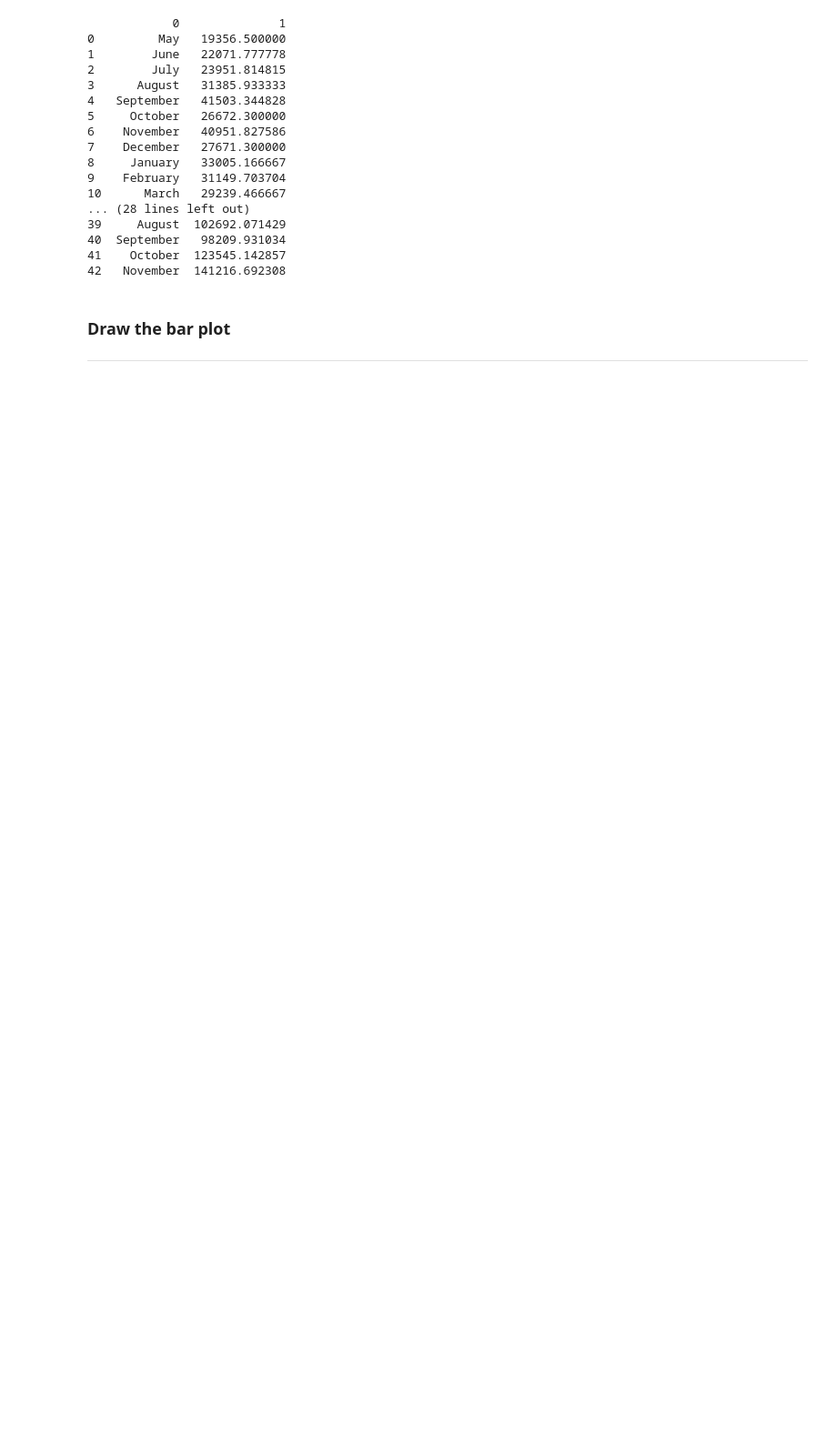
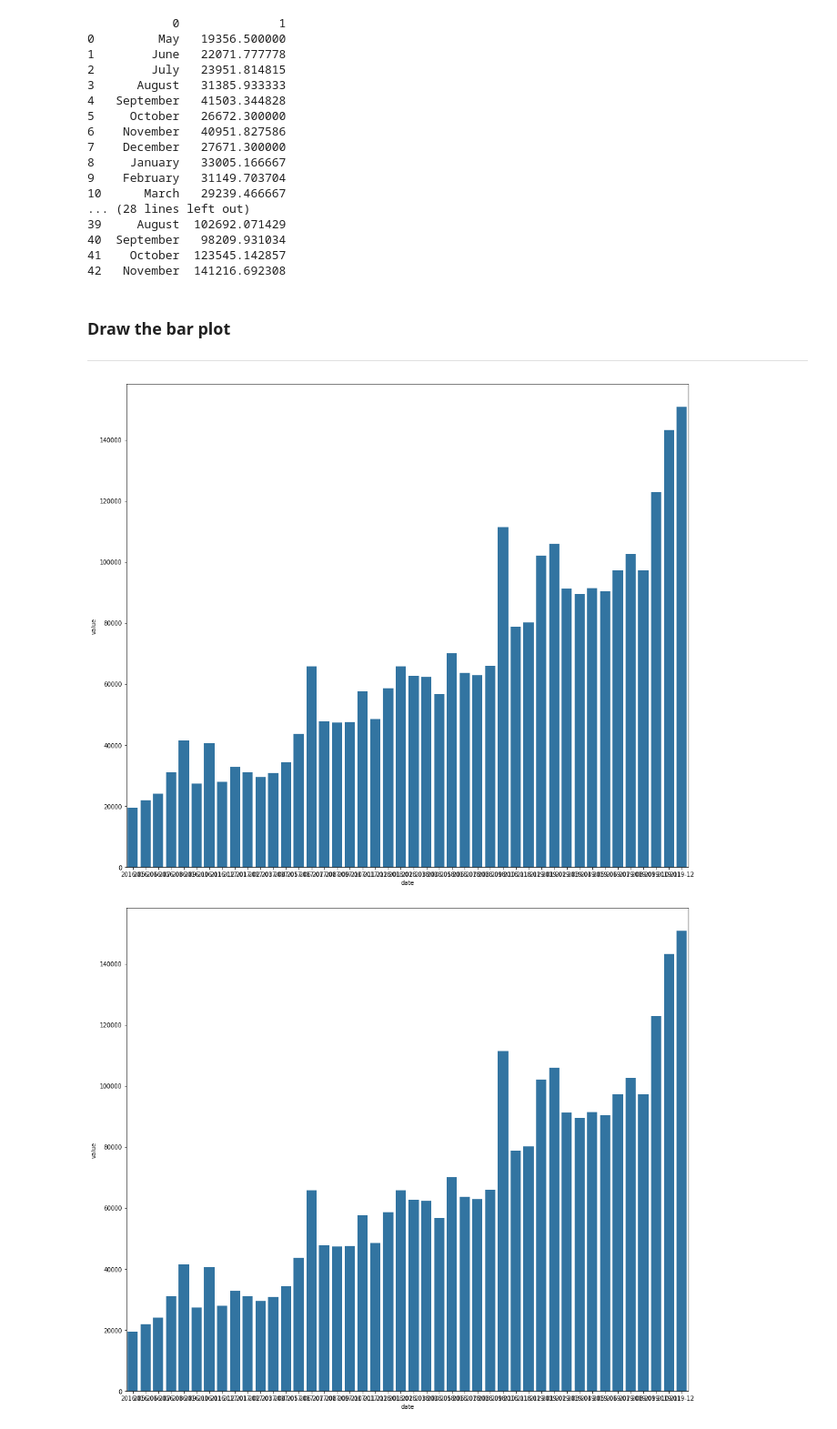
Before and after one commit to brunscii/pythonDataAnalysis, a Jupyter notebook: pageViewTimeSeries/pageView.ipynb, the cells around one changed output. Shown: that part at 91% size. Cells and saved outputs as stored; diff of their text form; code cells hidden in the pictures; blank space fills up the shorter version.

```diff
--- a/pageViewTimeSeries/pageView.ipynb
+++ b/pageViewTimeSeries/pageView.ipynb
@@ -181,9 +198,10 @@ def draw_bar_plot():
 
     Months = ['jan', 'feb', 'mar', 'apr', 'may', 'jun', 'jul', 'aug', 'sep', 'oct', 'nov', 'dec']
     # df_bar should be the average page views per month
-    df_bar = None
+    df_bar = df.groupby( pd.PeriodIndex( df['date'], freq='M' ) ).aggregate( 'mean' )
     # Draw bar plot
-
+    fig = sns.barplot( df_bar, x='date', y='value', ).figure
+    fig.set_size_inches([17,15])
 
 
 
@@ -191,3 +209,8 @@ def draw_bar_plot():
     # Save image and return fig (don't change this part)
     fig.savefig('bar_plot.png')
     return fig
+# %%
+draw_bar_plot()
+# %% [output]
+[figure, added]
+[figure, added]
```
Also changed, not shown: parts of 5 cells of this notebook, 3 other files.
